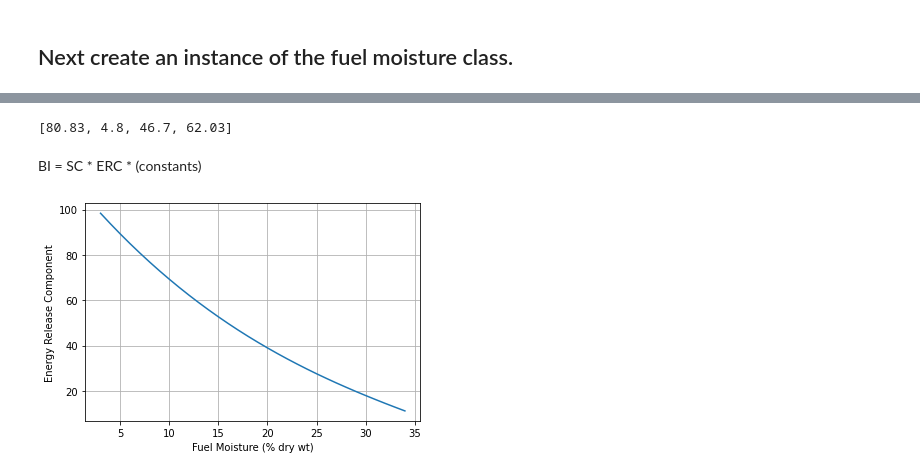
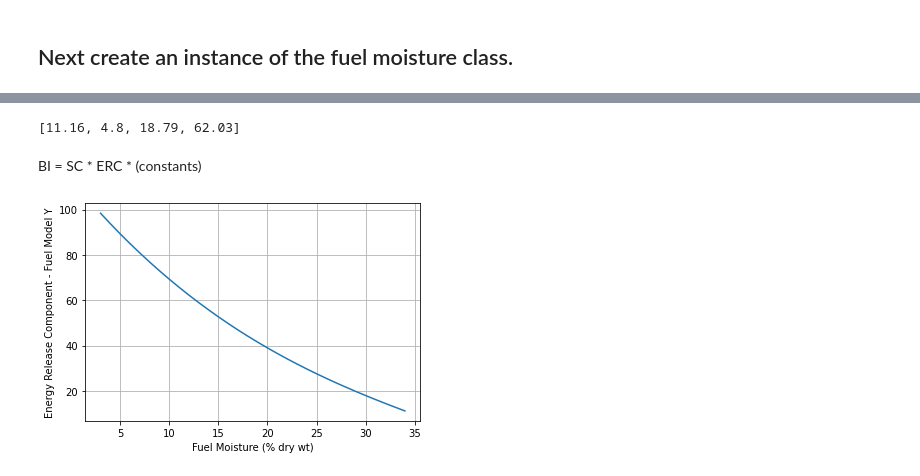
Before and after one commit to wmjolly/NFDRSV4MasterClass, a Jupyter notebook: NFDRSV4-MasterClass.ipynb, the cells around one changed output, grey strips where cells are left out. Saved outputs shown, nothing was run; the diff lists cells and outputs as text; code cells hidden in the pictures.

```diff
--- a/NFDRSV4-MasterClass.ipynb
+++ b/NFDRSV4-MasterClass.ipynb
@@ -693,4 +545,6 @@ mc = FuelMoisture
+# %%
+mc.MC1000 = 7
 # %%
 iCalcIndexes(fm,mc,10,1,1,450,25)
 # %% [output]
-[80.83, 4.8, 46.7, 62.03]
+[11.16, 4.8, 18.79, 62.03]
@@ -711,8 +564,9 @@ for MC1000 in range(3,35):
 # %%
 f,ax = plt.subplots()
 plt.plot(testfm,erc)
 ax.set_xlabel("Fuel Moisture (% dry wt)")
-ax.set_ylabel("Energy Release Component")
+my_label = f'Energy Release Component - Fuel Model {fuelmodel}'
+ax.set_ylabel(my_label)
 plt.grid()
 # %% [output]
-[figure, old version]
+[figure, new version]
```
Also changed, not shown: parts of 54 cells of this notebook.
